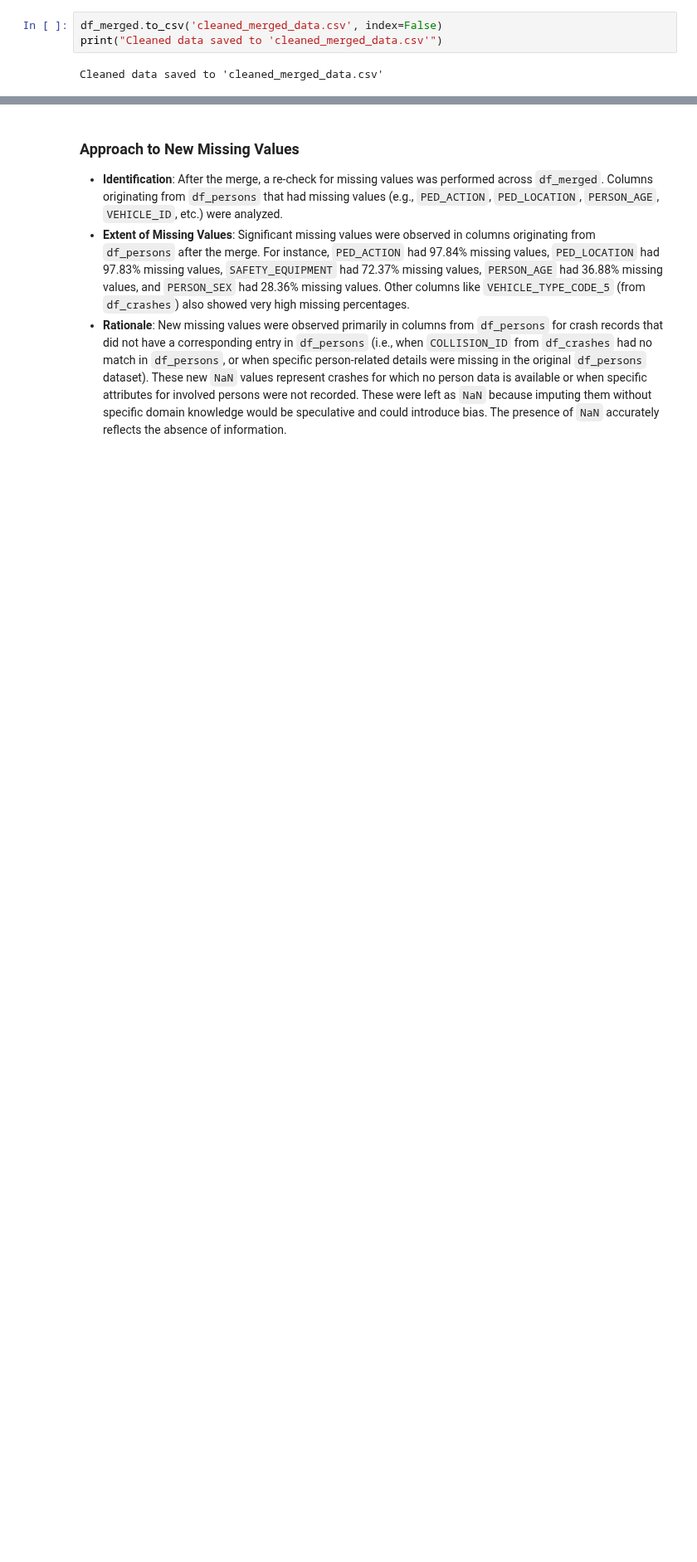
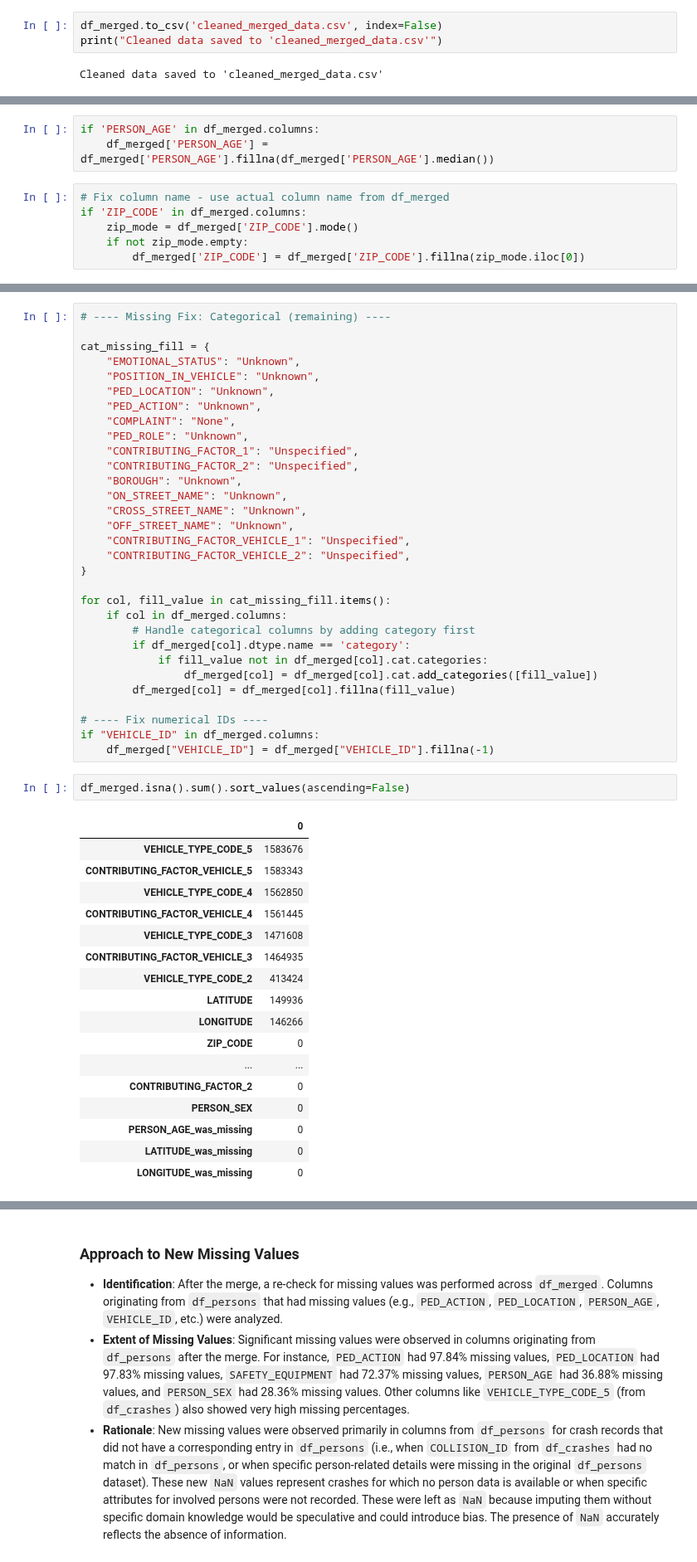
Before and after one commit to User-2rxeg/NYC-CrashLens, a Jupyter notebook: V1.ipynb, the cells around one changed output, grey strips where cells are left out. Shown at 83% size. Saved outputs shown, nothing was run; the diff lists cells and outputs as text; blank space fills up the shorter version.

```diff
--- a/V1.ipynb
+++ b/V1.ipynb
@@ -501,0 +568,9 @@ print(df_merged.columns.tolist())
+# %%
+if 'PERSON_AGE' in df_merged.columns:
+    df_merged['PERSON_AGE'] = df_merged['PERSON_AGE'].fillna(df_merged['PERSON_AGE'].median())
+# %%
+# Fix column name - use actual column name from df_merged
+if 'ZIP_CODE' in df_merged.columns:
+    zip_mode = df_merged['ZIP_CODE'].mode()
+    if not zip_mode.empty:
+        df_merged['ZIP_CODE'] = df_merged['ZIP_CODE'].fillna(zip_mode.iloc[0])
@@ -501,0 +590,51 @@ print(df_merged.columns.tolist())
+# %%
+# ---- Missing Fix: Categorical (remaining) ----
+
+cat_missing_fill = {
+    "EMOTIONAL_STATUS": "Unknown",
+    "POSITION_IN_VEHICLE": "Unknown",
+    "PED_LOCATION": "Unknown",
+    "PED_ACTION": "Unknown",
+    "COMPLAINT": "None",
+    "PED_ROLE": "Unknown",
+    "CONTRIBUTING_FACTOR_1": "Unspecified",
+    "CONTRIBUTING_FACTOR_2": "Unspecified",
+    "BOROUGH": "Unknown",
+    "ON_STREET_NAME": "Unknown",
+    "CROSS_STREET_NAME": "Unknown",
+    "OFF_STREET_NAME": "Unknown",
+    "CONTRIBUTING_FACTOR_VEHICLE_1": "Unspecified",
+    "CONTRIBUTING_FACTOR_VEHICLE_2": "Unspecified",
+}
+
+for col, fill_value in cat_missing_fill.items():
+    if col in df_merged.columns:
+        # Handle categorical columns by adding category first
+        if df_merged[col].dtype.name == 'category':
+            if fill_value not in df_merged[col].cat.categories:
+                df_merged[col] = df_merged[col].cat.add_categories([fill_value])
+        df_merged[col] = df_merged[col].fillna(fill_value)
+
+# ---- Fix numerical IDs ----
+if "VEHICLE_ID" in df_merged.columns:
+    df_merged["VEHICLE_ID"] = df_merged["VEHICLE_ID"].fillna(-1)
+# %%
+df_merged.isna().sum().sort_values(ascending=False)
+# %% [output]
+|  | 0 |
+| VEHICLE_TYPE_CODE_5 | 1583676 |
+| CONTRIBUTING_FACTOR_VEHICLE_5 | 1583343 |
+| VEHICLE_TYPE_CODE_4 | 1562850 |
+| CONTRIBUTING_FACTOR_VEHICLE_4 | 1561445 |
+| VEHICLE_TYPE_CODE_3 | 1471608 |
+| CONTRIBUTING_FACTOR_VEHICLE_3 | 1464935 |
+| VEHICLE_TYPE_CODE_2 | 413424 |
+| LATITUDE | 149936 |
+| LONGITUDE | 146266 |
+| ZIP_CODE | 0 |
+| ... | ... |
+| CONTRIBUTING_FACTOR_2 | 0 |
+| PERSON_SEX | 0 |
+| PERSON_AGE_was_missing | 0 |
+| LATITUDE_was_missing | 0 |
+| LONGITUDE_was_missing | 0 |
```
Also changed, not shown: parts of 31 cells of this notebook.
